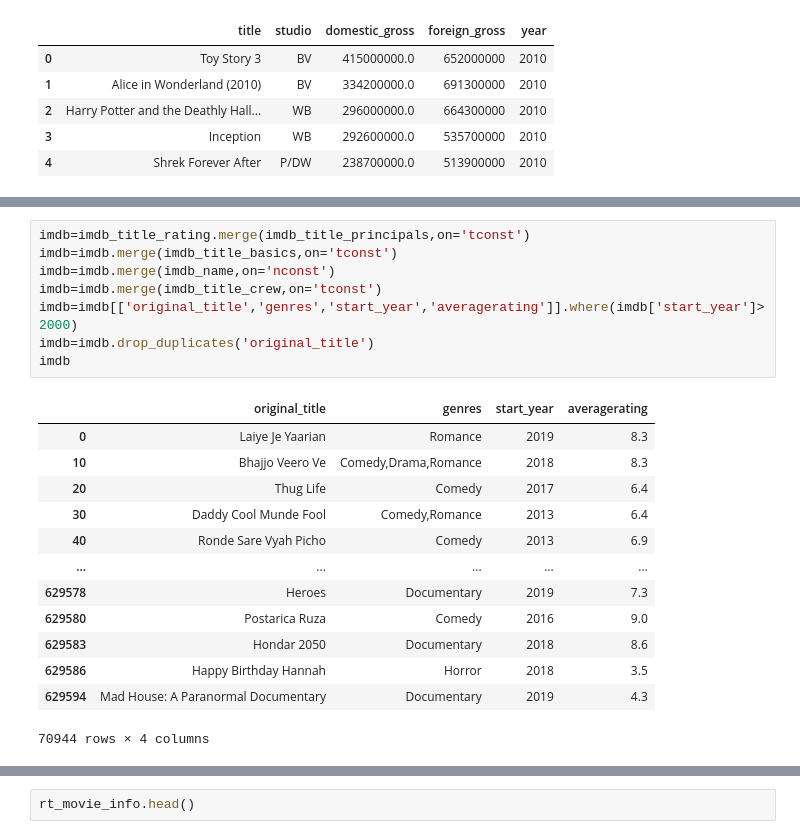
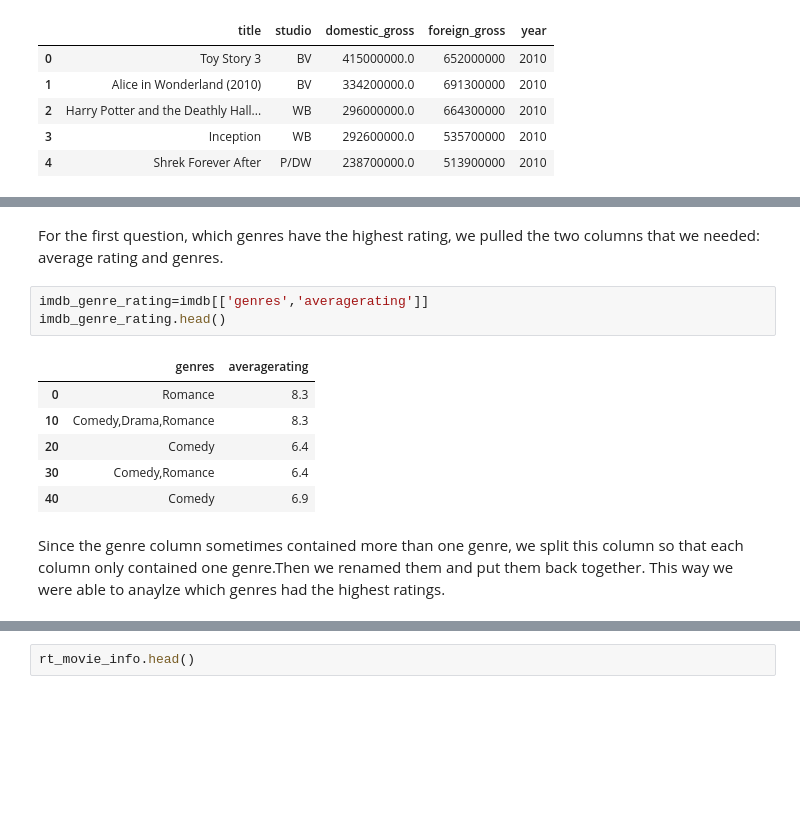
Before and after one commit to halemade/film_recommendations, a Jupyter notebook: explore_data.ipynb, the cells around one changed output, grey strips where cells are left out. Saved outputs shown, nothing was run; the diff lists cells and outputs as text; blank space fills up the shorter version.

```diff
--- a/explore_data.ipynb
+++ b/explore_data.ipynb
@@ -86,23 +71,15 @@ imdb_final
-# %%
-imdb=imdb_title_rating.merge(imdb_title_principals,on='tconst')
-imdb=imdb.merge(imdb_title_basics,on='tconst')
-imdb=imdb.merge(imdb_name,on='nconst')
-imdb=imdb.merge(imdb_title_crew,on='tconst')
-imdb=imdb[['original_title','genres','start_year','averagerating']].where(imdb['start_year']>2000)
-imdb=imdb.drop_duplicates('original_title')
-imdb
-# %% [output]
-|  | original_title | genres | start_year | averagerating |
-| 0 | Laiye Je Yaarian | Romance | 2019 | 8.3 |
-| 10 | Bhajjo Veero Ve | Comedy,Drama,Romance | 2018 | 8.3 |
-| 20 | Thug Life | Comedy | 2017 | 6.4 |
-| 30 | Daddy Cool Munde Fool | Comedy,Romance | 2013 | 6.4 |
-| 40 | Ronde Sare Vyah Picho | Comedy | 2013 | 6.9 |
-| ... | ... | ... | ... | ... |
-| 629578 | Heroes | Documentary | 2019 | 7.3 |
-| 629580 | Postarica Ruza | Comedy | 2016 | 9.0 |
-| 629583 | Hondar 2050 | Documentary | 2018 | 8.6 |
-| 629586 | Happy Birthday Hannah | Horror | 2018 | 3.5 |
-| 629594 | Mad House: A Paranormal Documentary | Documentary | 2019 | 4.3 |
-70944 rows × 4 columns
+# %% [markdown]
+For the first question, which genres have the highest rating, we pulled the two columns that we needed: average rating and genres.
+# %%
+imdb_genre_rating=imdb[['genres','averagerating']]
+imdb_genre_rating.head()
+# %% [output]
+|  | genres | averagerating |
+| 0 | Romance | 8.3 |
+| 10 | Comedy,Drama,Romance | 8.3 |
+| 20 | Comedy | 6.4 |
+| 30 | Comedy,Romance | 6.4 |
+| 40 | Comedy | 6.9 |
+# %% [markdown]
+Since the genre column sometimes contained more than one genre, we split this column so that each column only contained one genre.Then we renamed them and put them back together. This way we were able to anaylze which genres had the highest ratings.
 # %%
```
Also changed, not shown: parts of 7 cells of this notebook.
